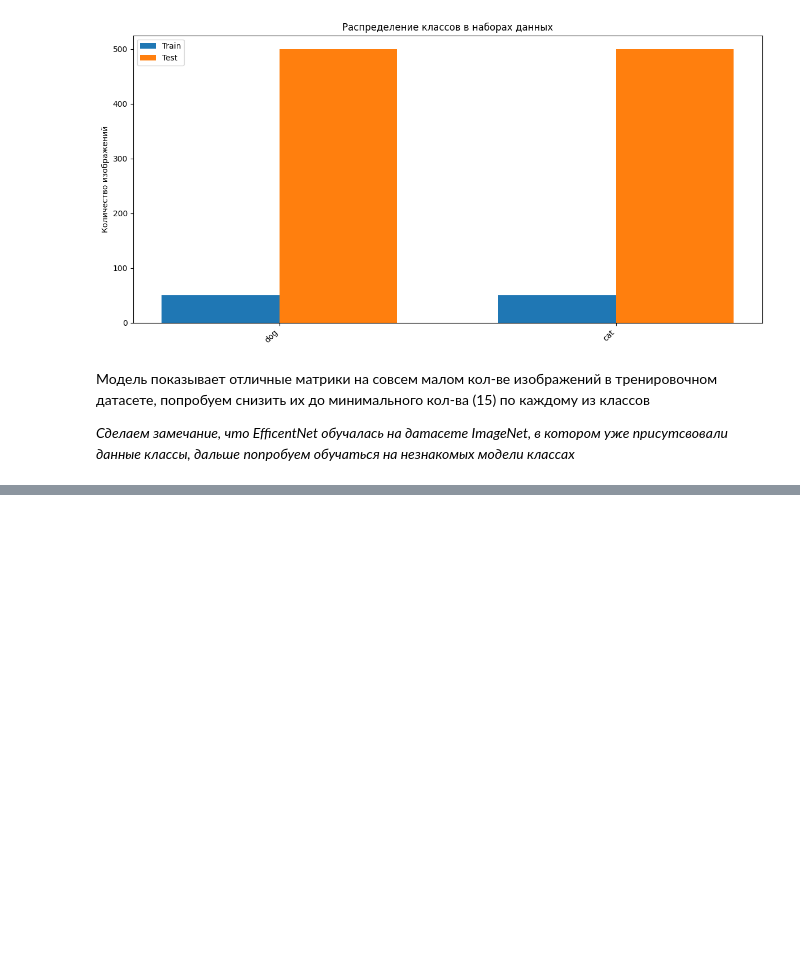
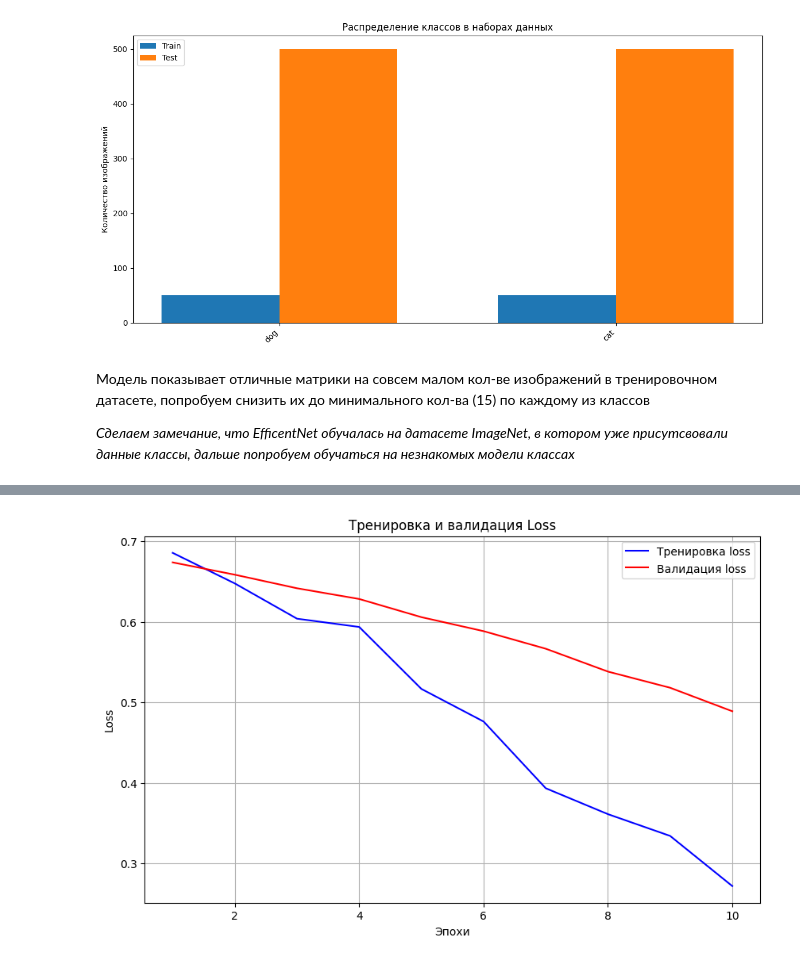
Before and after one commit to lpestov/interactive_ai_model_builder, a Jupyter notebook: models/classification/notebooks/classification_neural_network.ipynb, the cells around one changed output, grey strips where cells are left out. Saved outputs shown, nothing was run; the diff lists cells and outputs as text; code cells hidden in the pictures; blank space fills up the shorter version.

Commit message:
#add benchmarks and comparisons with B7 model

```diff
--- a/models/classification/notebooks/classification_neural_network.ipynb
+++ b/models/classification/notebooks/classification_neural_network.ipynb
@@ -700,0 +798,40 @@ comparison_df = compare_benchmarks(benchmarks)
+# %%
+train_loader, test_loader, train_dataset, test_dataset = create_dataloaders(
+    train_dir='/content/dataset/classification_dataset/train',
+    test_dir='/content/dataset/classification_dataset/test',
+    hyperparams=hyperparams,
+    target_size=50,
+    image_size=224
+)
+# %%
+# Загрузка модели EfficientNet
+model = efficientnet_b0(EfficientNet_B0_Weights.DEFAULT)
+
+# Заморозка всех слоев, кроме последнего
+for param in model.parameters():
+    param.requires_grad = False
+
+# Замена финального классификатора
+num_features = model.classifier[1].in_features
+num_classes = len(class_to_idx)  # Количество классов из JSON
+model.classifier = nn.Sequential(
+    nn.Linear(num_features, 128),
+    nn.ReLU(),
+    nn.Linear(128, num_classes),  # Многоклассовая классификация
+    # На выходе оставляем сырые логиты, так как nn.CrossEntropyLoss() их ожидает на вход
+)
+# %%
+device = torch.device("cuda" if torch.cuda.is_available() else "cpu")
+model.to(device)
+
+criterion = nn.CrossEntropyLoss()  # Для многоклассовой классификации
+optimizer = torch.optim.Adam(
+    model.parameters(),
+    lr=hyperparams['learning_rate'],
+    weight_decay=hyperparams['weight_decay']
+)
+# %%
+efficientnet_b0_history_15N, efficientnet_b0_15N = train_model(
+    model, train_loader, test_loader, criterion, optimizer,
+    hyperparams['num_epochs'], device
+)
@@ -700,0 +883,4 @@ comparison_df = compare_benchmarks(benchmarks)
+# %%
+plot_training_history(efficientnet_b0_history_15N['train_loss'], efficientnet_b0_history_15N['val_loss'], 'loss')
+# %% [output]
+[figure, added]
```
Also changed, not shown: parts of 67 cells of this notebook.
